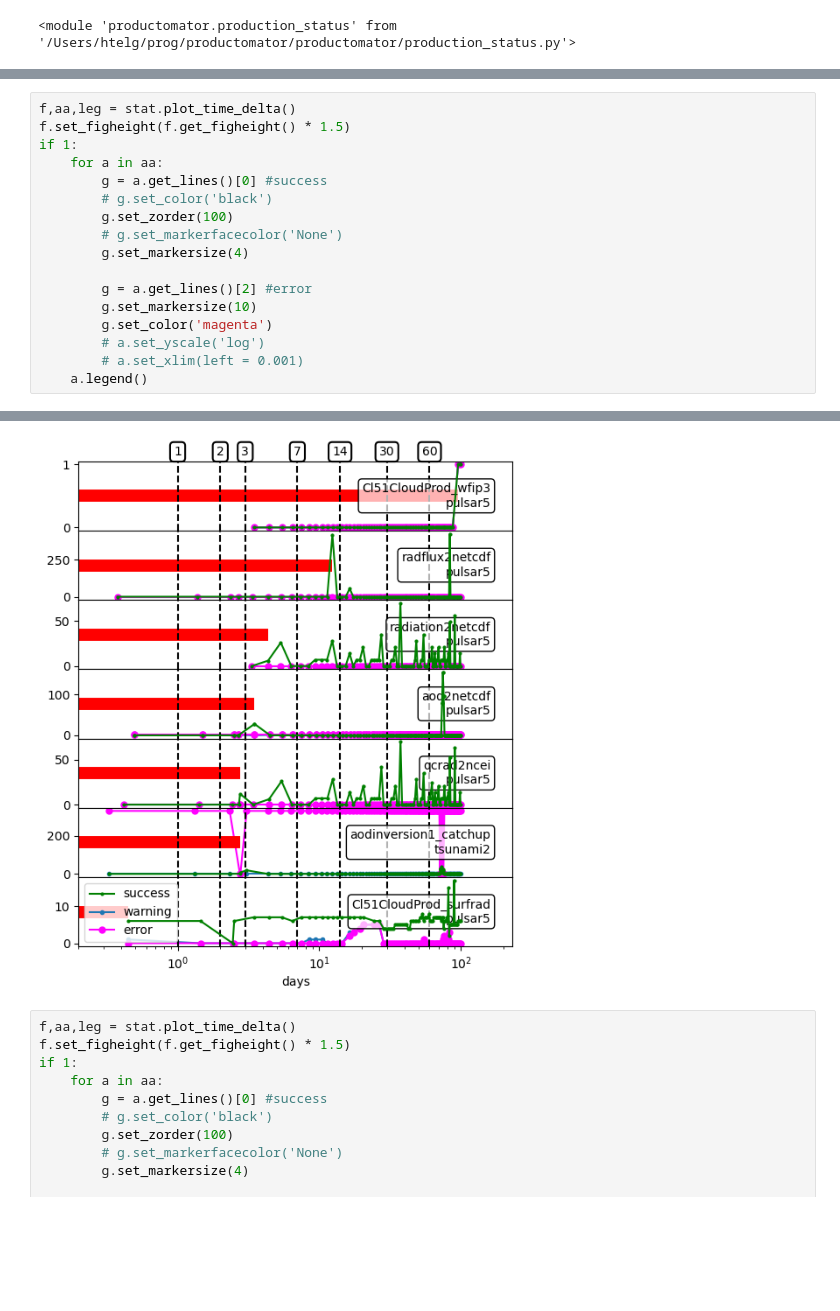
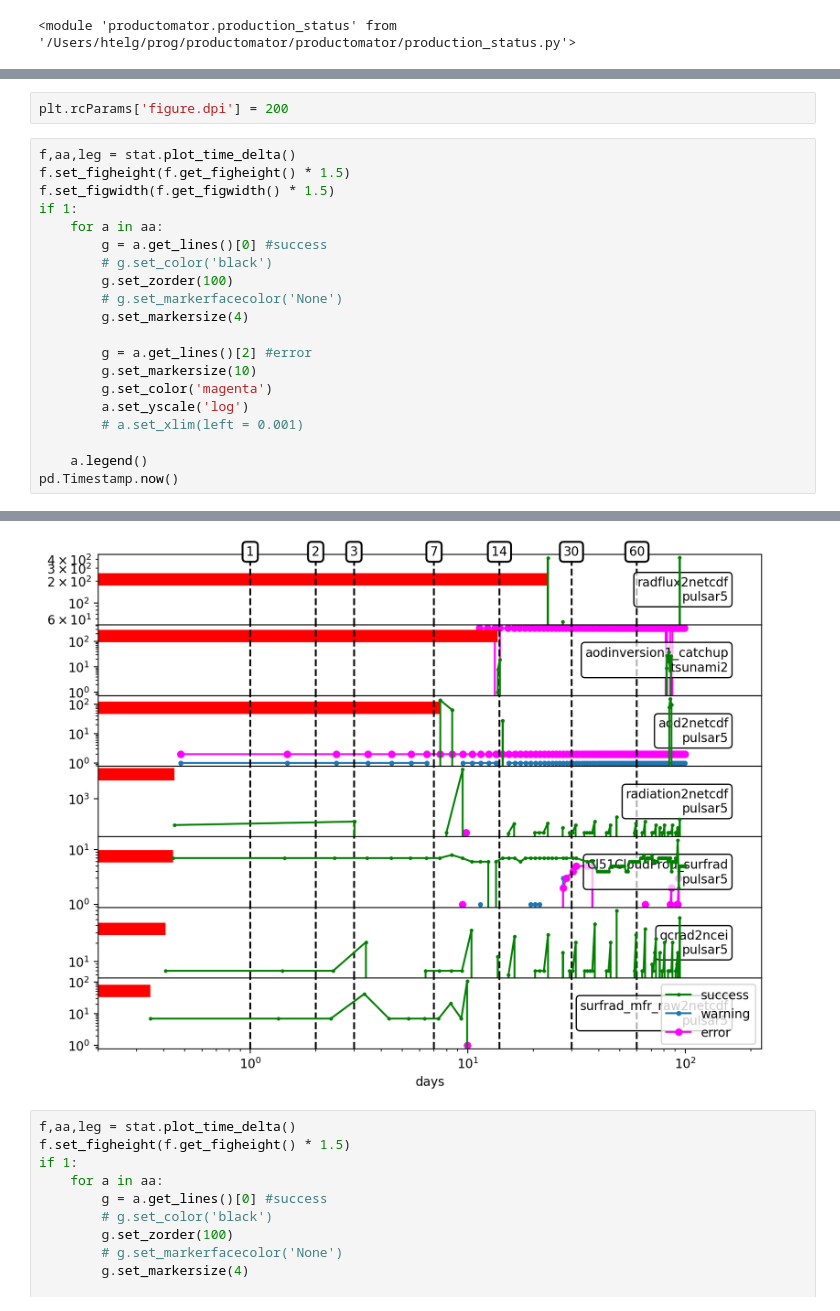
Before and after one commit to hagne/SURFRAD, a Jupyter notebook: notebooks/production/automations.ipynb, the cells around one changed output, grey strips where cells are left out. Saved outputs shown, nothing was run; the diff lists cells and outputs as text; blank space fills up the shorter version.

```diff
--- a/notebooks/production/automations.ipynb
+++ b/notebooks/production/automations.ipynb
@@ -26,6 +29,9 @@ scrape_hrrr_gml.log has no valid entrys in the last 100 days!!
+# %%
+plt.rcParams['figure.dpi'] = 200
 # %%
 f,aa,leg = stat.plot_time_delta()
 f.set_figheight(f.get_figheight() * 1.5)
+f.set_figwidth(f.get_figwidth() * 1.5)
 if 1:
     for a in aa:
         g = a.get_lines()[0] #success
@@ -37,7 +43,9 @@ if 1:
         g = a.get_lines()[2] #error
         g.set_markersize(10)
         g.set_color('magenta')
-        # a.set_yscale('log')
+        a.set_yscale('log')
         # a.set_xlim(left = 0.001)
+
     a.legend()
+pd.Timestamp.now()
 # %% [output]
@@ -44,4 +53,4 @@ if 1:
-[figure, old version]
+[figure, new version]
 # %%
 f,aa,leg = stat.plot_time_delta()
 f.set_figheight(f.get_figheight() * 1.5)
```
Also changed, not shown: parts of 2 cells of this notebook, 10 other files.
